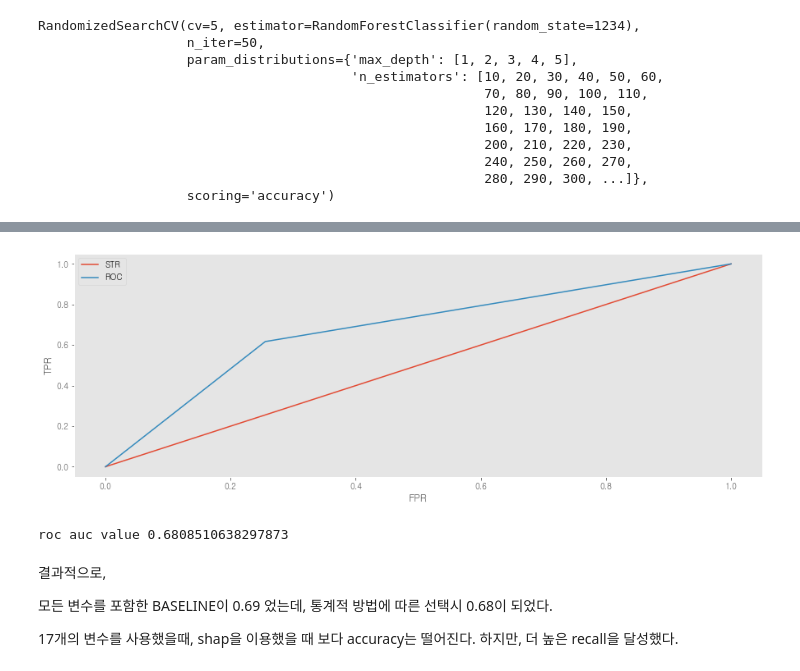
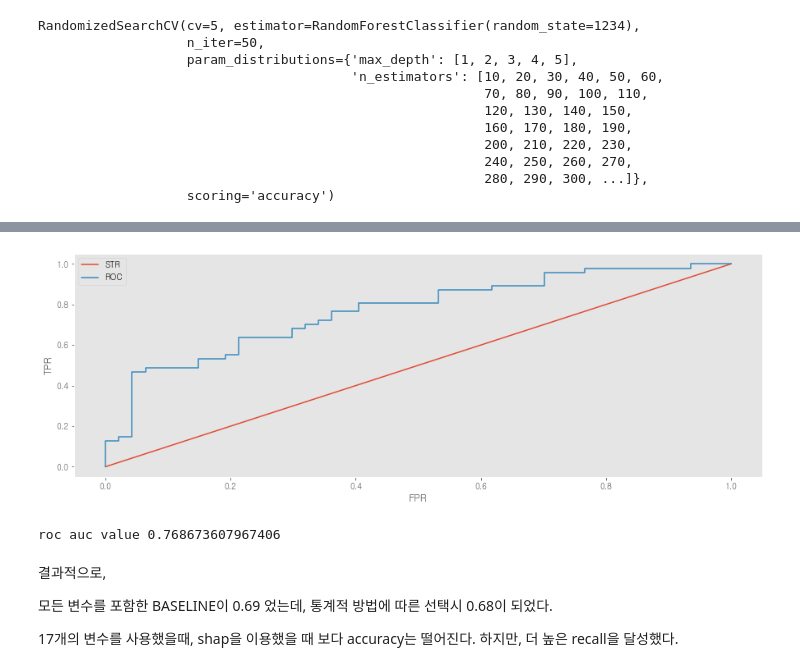
Before and after one commit to bub3690/22-1_multivariate, a Jupyter notebook: final_project/Classification-Statistics.ipynb, the cells around one changed output, grey strips where cells are left out. Drawn from its saved outputs; the diff is of its cells as text; code cells hidden in the pictures.

```diff
--- a/final_project/Classification-Statistics.ipynb
+++ b/final_project/Classification-Statistics.ipynb
@@ -1110,27 +1110,27 @@ sns.heatmap(cm, annot=True)
 # %%
 # roc curve
 from sklearn.metrics import roc_curve
 #레이블 1일때 예측 확률
-pred_positive_label=model_best.predict(x_test)
+pred_positive_label=model_best.predict_proba(x_test)[:,1]
 fprs,tprs,thresholds = roc_curve(y_test,pred_positive_label)
 precisions,recalls,thresholds = roc_curve(y_test,pred_positive_label)
 
 
 plt.figure(figsize=(15,5))
 
 #diagonal
 plt.plot([0,1],[0,1],label='STR')
 
 #ROC
 
 plt.plot(fprs,tprs,label='ROC')
 plt.xlabel('FPR')
 plt.ylabel('TPR')
 plt.legend()
 plt.grid()
 plt.show()
 # %% [output]
-[figure, old version]
+[figure, new version]
 # %%
 # auc score
 
@@ -1138,7 +1138,7 @@ from sklearn.metrics import roc_auc_score
 
 print('roc auc value {}'.format(roc_auc_score(y_test,pred_positive_label) ))
 # %% [output]
-roc auc value 0.6808510638297873
+roc auc value 0.768673607967406
 # %%
 auc=roc_auc_score(y_test,pred_positive_label)
 accuracy = accuracy_score(y_true=y_test,y_pred=predicted)
```
Also changed, not shown: parts of 12 cells of this notebook, 2 other files.
